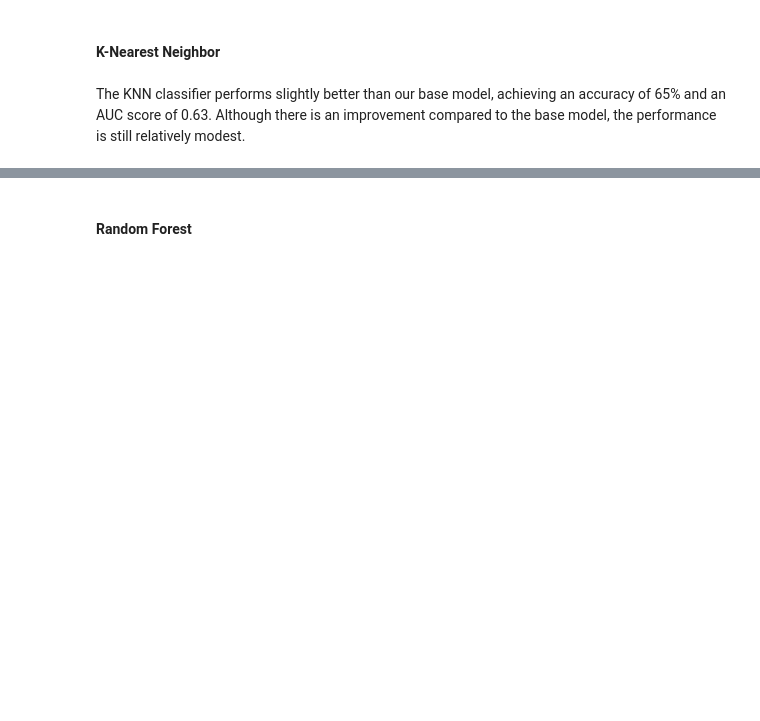
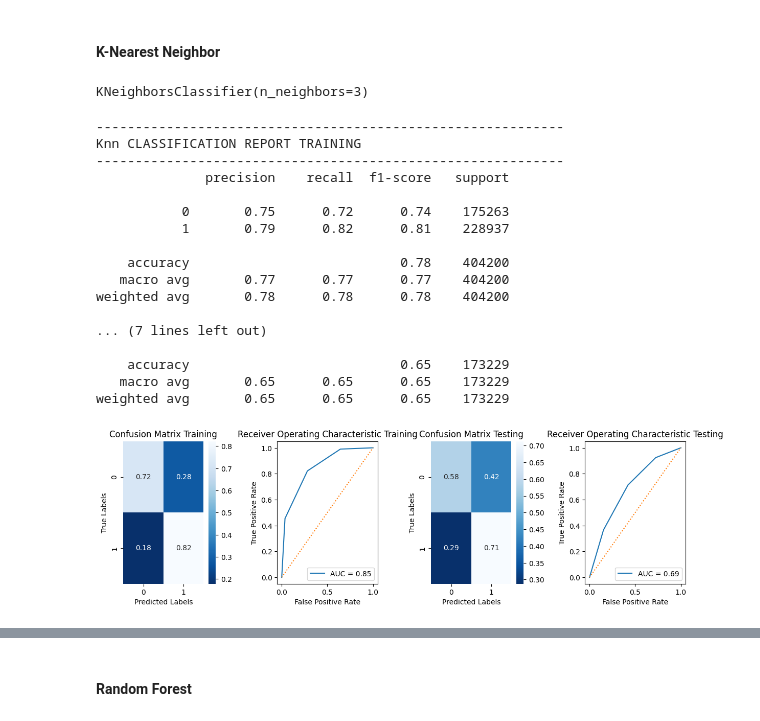
Before and after one commit to Lawez/phase-3-project, a Jupyter notebook: student.ipynb, the cells around one changed output, grey strips where cells are left out. Cells and saved outputs as stored; diff of their text form; code cells hidden in the pictures; blank space fills up the shorter version.

```diff
--- a/student.ipynb
+++ b/student.ipynb
@@ -1721,7 +1818,9 @@ Despite using the entropy criterion for re-growing the decision tree, it did not
 #### K-Nearest Neighbor
 # %%
 # Instantiate and fit the model
-knn = KNeighborsClassifier()
+knn = KNeighborsClassifier(n_neighbors=3)
 knn.fit(X_train_transformed, y_train)
+# %% [output]
+KNeighborsClassifier(n_neighbors=3)
 # %%
 # predict
@@ -1729,5 +1828,22 @@ knn.fit(X_train_transformed, y_train)
 # %%
 # Call the evaluate_classification function with the Knn classifier
-evaluate_classification(Knn, X_train_transformed, X_test_transformed, y_train, y_test, label='Knn', save_dir='images')
+evaluate_classification(knn, X_train_transformed, X_test_transformed, y_train, y_test, label='Knn', save_dir='images')
+# %% [output]
+------------------------------------------------------------
+Knn CLASSIFICATION REPORT TRAINING
+------------------------------------------------------------
+              precision    recall  f1-score   support
+
+           0       0.75      0.72      0.74    175263
+           1       0.79      0.82      0.81    228937
+
+    accuracy                           0.78    404200
+   macro avg       0.77      0.77      0.77    404200
+weighted avg       0.78      0.78      0.78    404200
+
+... (7 lines left out)
+
+    accuracy                           0.65    173229
+   macro avg       0.65      0.65      0.65    173229
+weighted avg       0.65      0.65      0.65    173229
+[figure, added]
-# %% [markdown]
-The KNN classifier performs slightly better than our base model, achieving an accuracy of 65% and an AUC score of 0.63. Although there is an improvement compared to the base model, the performance is still relatively modest.
```
Also changed, not shown: parts of 62 cells of this notebook, 3 other files.
